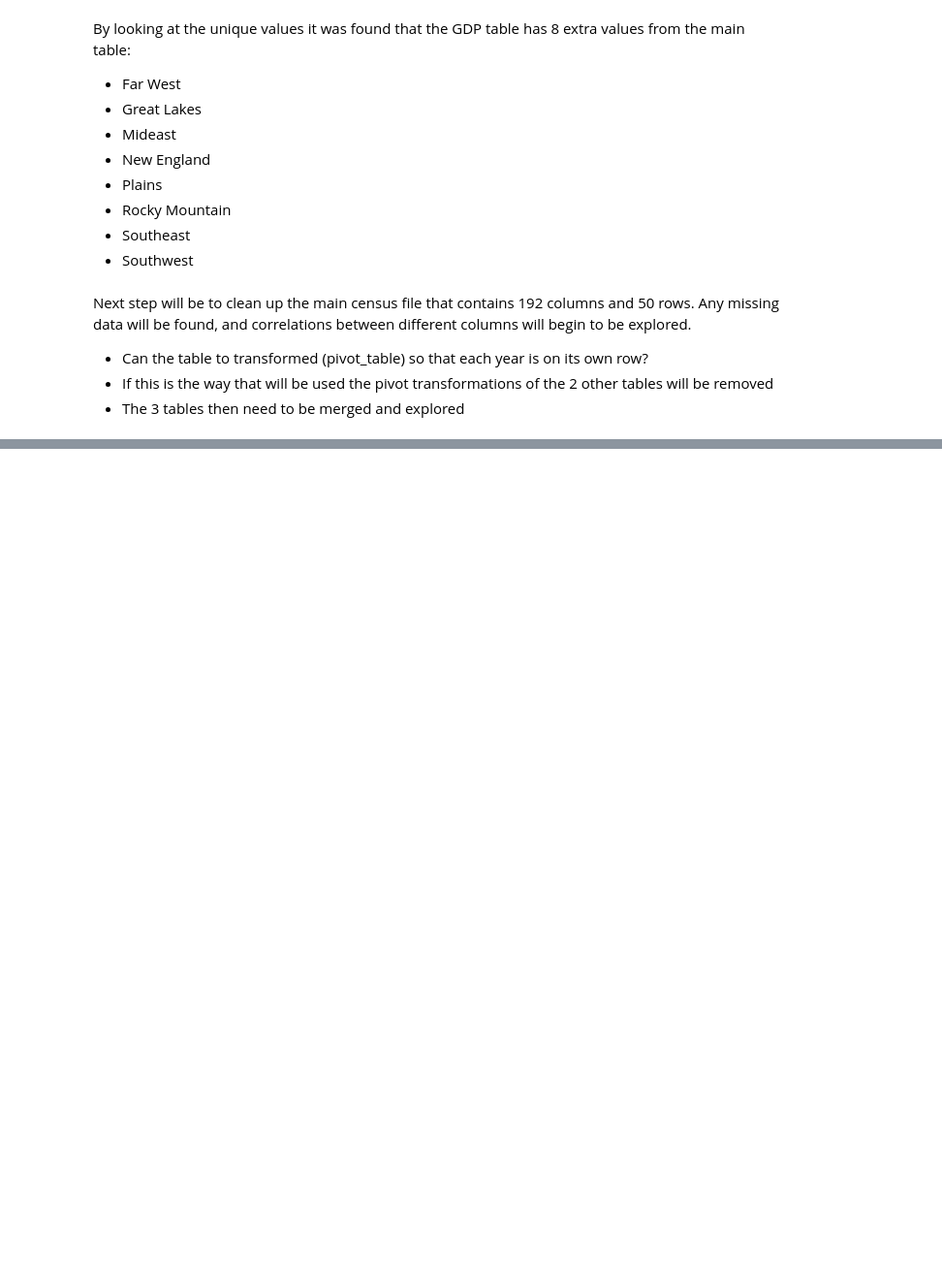
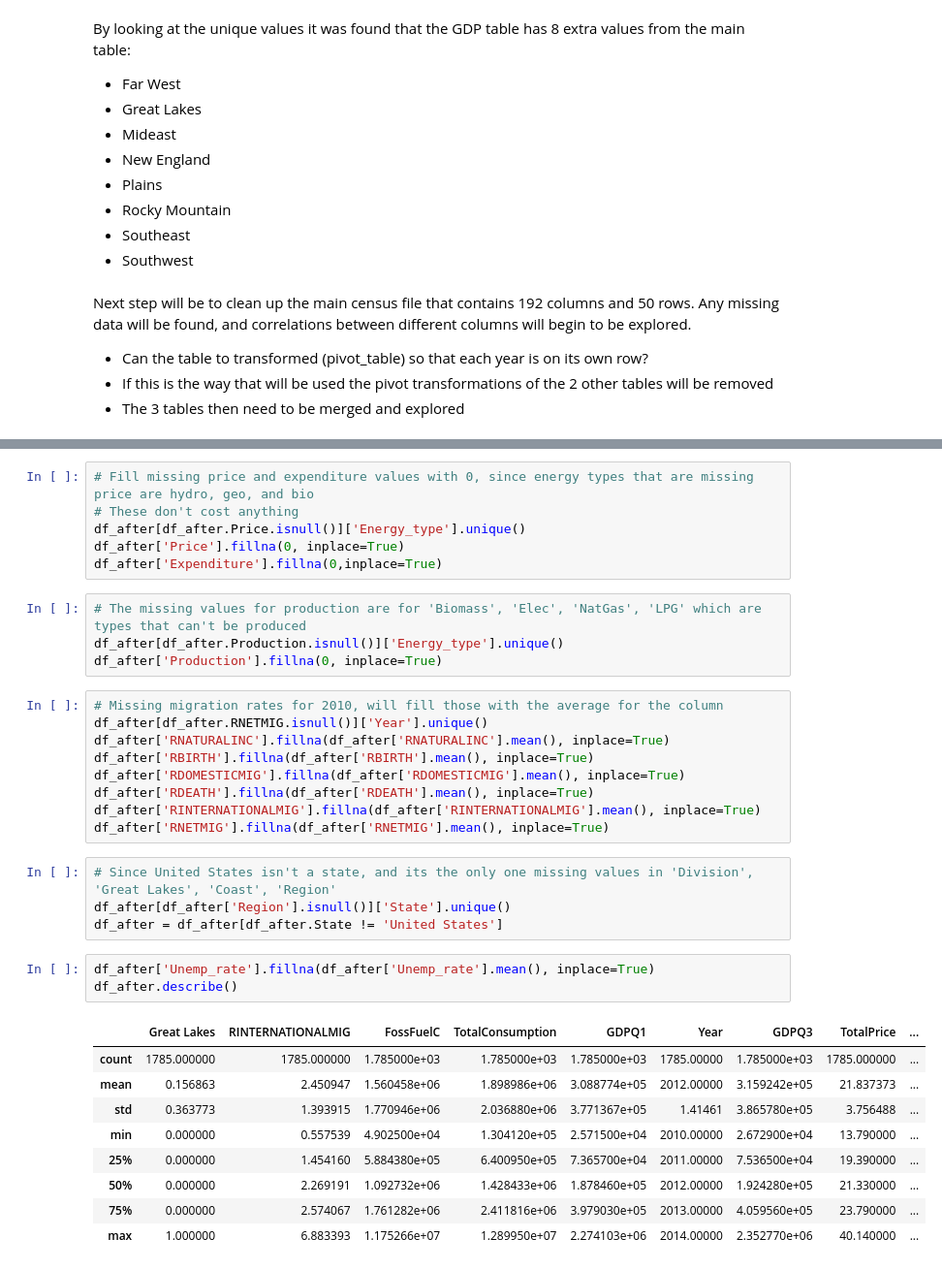
Before and after one commit to spatten35/Capstone2_EnergyConsumption, a Jupyter notebook: Energy_cleaning.ipynb, the cells around one changed output, grey strips where cells are left out. Shown at 97% size. Cells and saved outputs as stored; diff of their text form; blank space fills up the shorter version.

```diff
--- a/Energy_cleaning.ipynb
+++ b/Energy_cleaning.ipynb
@@ -211,0 +227,36 @@ memory usage: 93.2+ KB
+# %%
+# Fill missing price and expenditure values with 0, since energy types that are missing price are hydro, geo, and bio
+# These don't cost anything
+df_after[df_after.Price.isnull()]['Energy_type'].unique()
+df_after['Price'].fillna(0, inplace=True)
+df_after['Expenditure'].fillna(0,inplace=True)
+# %%
+# The missing values for production are for 'Biomass', 'Elec', 'NatGas', 'LPG' which are types that can't be produced
+df_after[df_after.Production.isnull()]['Energy_type'].unique()
+df_after['Production'].fillna(0, inplace=True)
+# %%
+# Missing migration rates for 2010, will fill those with the average for the column
+df_after[df_after.RNETMIG.isnull()]['Year'].unique()
+df_after['RNATURALINC'].fillna(df_after['RNATURALINC'].mean(), inplace=True)
+df_after['RBIRTH'].fillna(df_after['RBIRTH'].mean(), inplace=True)
+df_after['RDOMESTICMIG'].fillna(df_after['RDOMESTICMIG'].mean(), inplace=True)
+df_after['RDEATH'].fillna(df_after['RDEATH'].mean(), inplace=True)
+df_after['RINTERNATIONALMIG'].fillna(df_after['RINTERNATIONALMIG'].mean(), inplace=True)
+df_after['RNETMIG'].fillna(df_after['RNETMIG'].mean(), inplace=True)
+# %%
+# Since United States isn't a state, and its the only one missing values in 'Division', 'Great Lakes', 'Coast', 'Region'
+df_after[df_after['Region'].isnull()]['State'].unique()
+df_after = df_after[df_after.State != 'United States']
+# %%
+df_after['Unemp_rate'].fillna(df_after['Unemp_rate'].mean(), inplace=True)
+df_after.describe()
+# %% [output]
+|  | Great Lakes | RINTERNATIONALMIG | FossFuelC | TotalConsumption | GDPQ1 | Year | GDPQ3 | TotalPrice | ... |
+| count | 1785.000000 | 1785.000000 | 1.785000e+03 | 1.785000e+03 | 1.785000e+03 | 1785.00000 | 1.785000e+03 | 1785.000000 | ... |
+| mean | 0.156863 | 2.450947 | 1.560458e+06 | 1.898986e+06 | 3.088774e+05 | 2012.00000 | 3.159242e+05 | 21.837373 | ... |
+| std | 0.363773 | 1.393915 | 1.770946e+06 | 2.036880e+06 | 3.771367e+05 | 1.41461 | 3.865780e+05 | 3.756488 | ... |
+| min | 0.000000 | 0.557539 | 4.902500e+04 | 1.304120e+05 | 2.571500e+04 | 2010.00000 | 2.672900e+04 | 13.790000 | ... |
+| 25% | 0.000000 | 1.454160 | 5.884380e+05 | 6.400950e+05 | 7.365700e+04 | 2011.00000 | 7.536500e+04 | 19.390000 | ... |
+| 50% | 0.000000 | 2.269191 | 1.092732e+06 | 1.428433e+06 | 1.878460e+05 | 2012.00000 | 1.924280e+05 | 21.330000 | ... |
+| 75% | 0.000000 | 2.574067 | 1.761282e+06 | 2.411816e+06 | 3.979030e+05 | 2013.00000 | 4.059560e+05 | 23.790000 | ... |
+| max | 1.000000 | 6.883393 | 1.175266e+07 | 1.289950e+07 | 2.274103e+06 | 2014.00000 | 2.352770e+06 | 40.140000 | ... |
```
Also changed, not shown: parts of 15 cells of this notebook.
